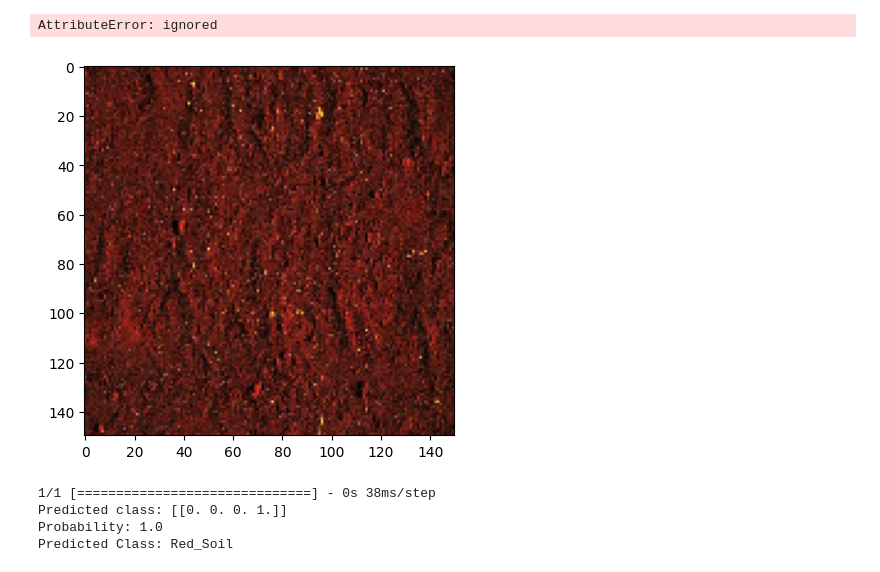
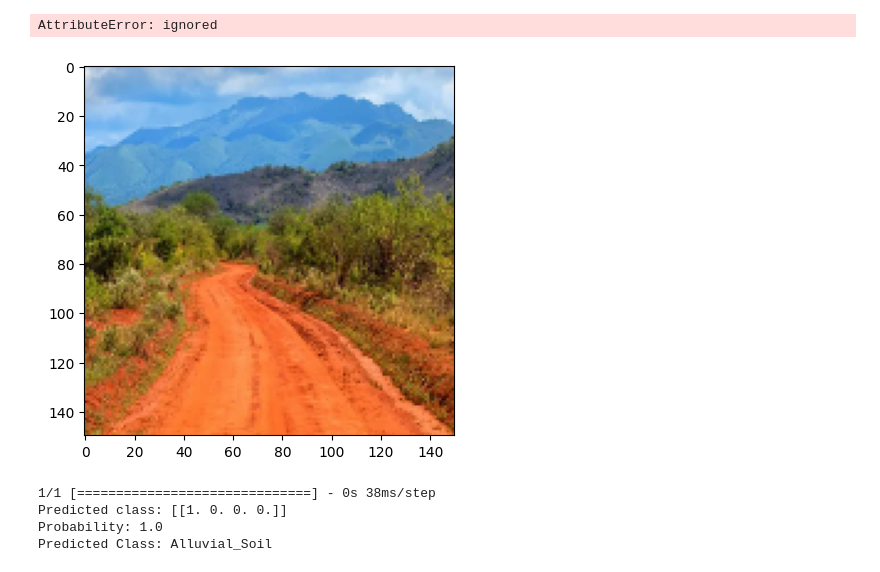
Before and after one commit to Saicharan39/Machine-Learning, a Jupyter notebook: soil_classification.ipynb, the cells around one changed output. Drawn from its saved outputs; the diff is of its cells as text; code cells hidden in the pictures.

```diff
--- a/soil_classification.ipynb
+++ b/soil_classification.ipynb
@@ -328,6 +316,20 @@ predict_soil('/content/drive/MyDrive/Soil_Dataset/Test/Black_Soil/Black_12.jpg')
 [figure]
 AttributeError: ignored
 # %%
+import cv2
+import numpy as np
+import matplotlib.pyplot as plt
+from tensorflow.keras.preprocessing import image
+
+import cv2
+import numpy as np
+import matplotlib.pyplot as plt
+from tensorflow.keras.preprocessing import image
+
+# Define img_height and img_width
+img_height = 150
+img_width = 150
+
 def predict_soil(path):
     im = cv2.imread(path)
     im_resized = cv2.resize(im, (img_height, img_width), interpolation=cv2.INTER_LINEAR)
@@ -338,37 +340,37 @@ def predict_soil(path):
     img_pred = image.img_to_array(img_pred)
     img = np.expand_dims(img_pred, axis=0)
     result = model.predict(img)
 
     # Get the predicted class index
     predicted_class_index = np.argmax(result)
 
     # Define the class labels based on your model
     class_labels = ['Alluvial_Soil', 'Black_Soil', 'Clay_Soil', 'Red_Soil']
 
     # Get the predicted class label
     prediction = class_labels[predicted_class_index]
 
     print('Predicted class:', result)
     print('Probability: {}'.format(result[0, predicted_class_index]))
 
     # Use if-else statements to assign class names
     if predicted_class_index == 0:
         prediction = 'Alluvial_Soil'
     elif predicted_class_index == 1:
         prediction = 'Black_Soil'
     elif predicted_class_index == 2:
         prediction = 'Clay_Soil'
     else:
         prediction = 'Red_Soil'
 
     print('Predicted Class:', prediction)
 
-
-path_to_image = '/red_soil.jpg'
+# Example usage
+path_to_image = '/content/red_soil.jpg'
 predict_soil(path_to_image)
 # %% [output]
-[figure, old version]
+[figure, new version]
 1/1 [==============================] - 0s 38ms/step
-Predicted class: [[0. 0. 0. 1.]]
+Predicted class: [[1. 0. 0. 0.]]
 Probability: 1.0
-Predicted Class: Red_Soil
+Predicted Class: Alluvial_Soil
```
Also changed, not shown: parts of 8 cells of this notebook.
